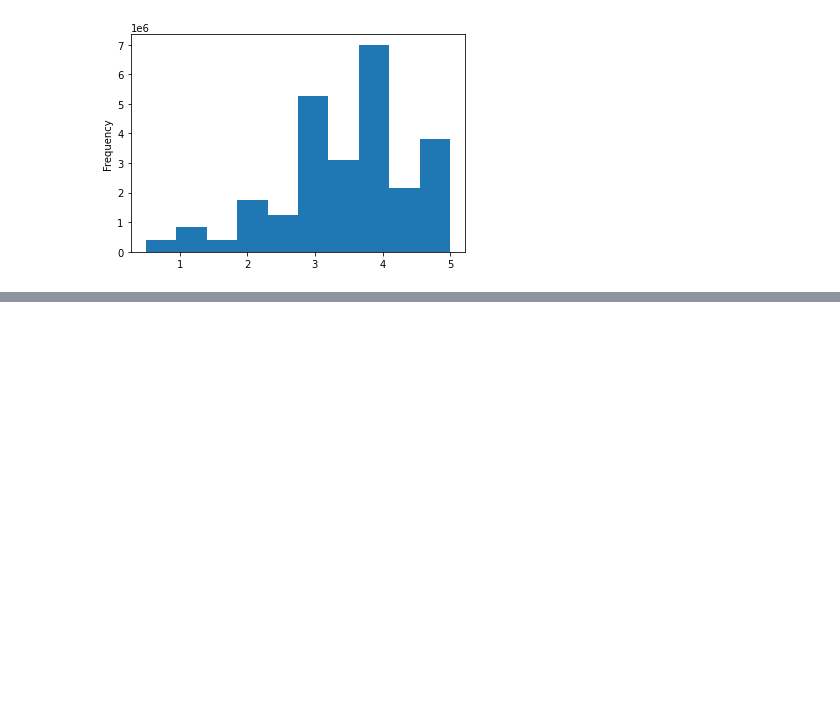
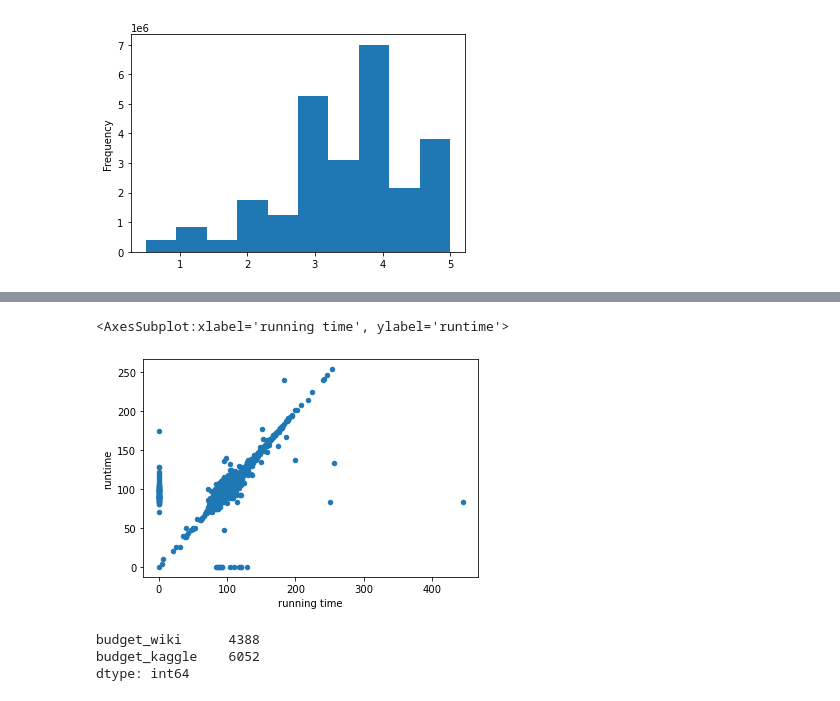
Before and after one commit to penlow99/Movies-ETL, a Jupyter notebook: ETL_with_regex.ipynb, the cells around one changed output, grey strips where cells are left out. Drawn from its saved outputs; the diff is of its cells as text; code cells hidden in the pictures; blank space fills up the shorter version.

```diff
--- a/ETL_with_regex.ipynb
+++ b/ETL_with_regex.ipynb
@@ -714,3 +714,8 @@ min                     0.50
 max                     5.00
 Name: rating, dtype: float64
 [figure]
+# %%
+# Merge the two datasets together, and use the suffixes to distinguish which dataset the columns originally come from
+movies_df = pd.merge(wiki_movies_df, kaggle_metadata, on='imdb_id', suffixes=['_wiki','_kaggle'])
+# %%
+movies_df.drop('Release date', inplace=True, axis=1)
@@ -716,0 +820,12 @@ Name: rating, dtype: float64
+# %%
+#  fill in missing values with zero and make the scatter plot
+movies_df.fillna(0).plot(x='running time', y='runtime', kind='scatter')
+# %% [output]
+<AxesSubplot:xlabel='running time', ylabel='runtime'>
+[figure, added]
+# %%
+movies_df[['budget_wiki', 'budget_kaggle']].count()
+# %% [output]
+budget_wiki      4388
+budget_kaggle    6052
+dtype: int64
```
Also changed, not shown: parts of 29 cells of this notebook, 1 other file.
